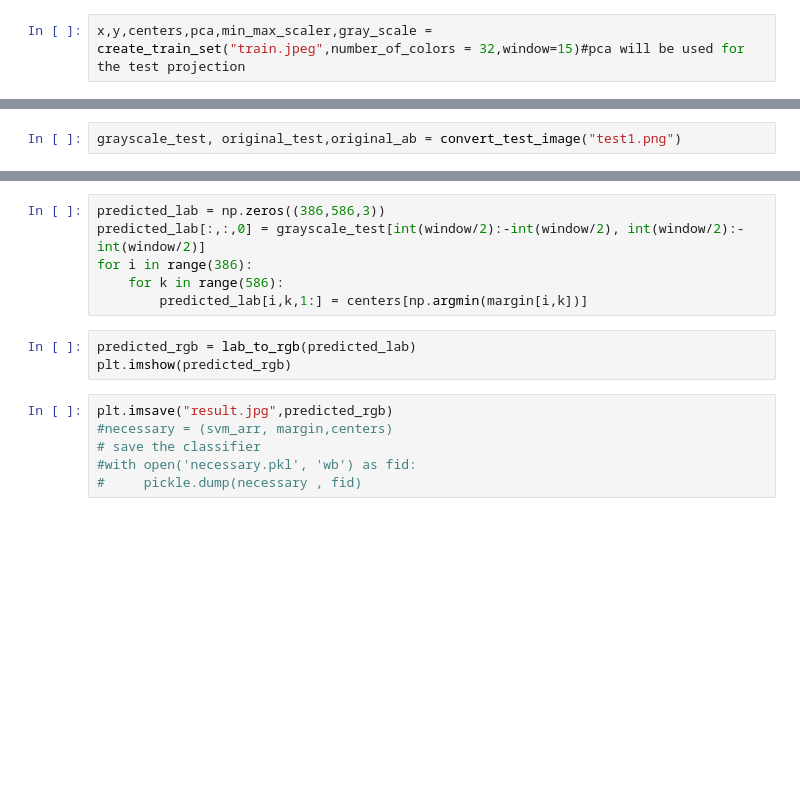
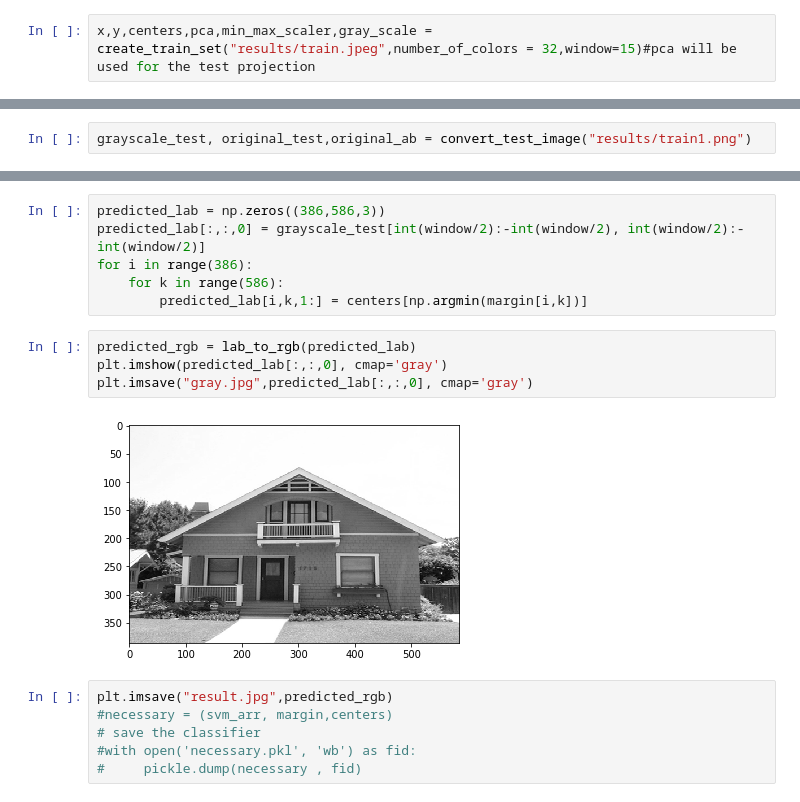
Before and after one commit to SenaKorkut/Automatic-Colorization-of-Grayscale-Images, a Jupyter notebook: SVM/Training.ipynb, the cells around one changed output, grey strips where cells are left out. Drawn from its saved outputs; the diff is of its cells as text; blank space fills up the shorter version.

Commit message:
change train

```diff
--- a/SVM/Training.ipynb
+++ b/SVM/Training.ipynb
@@ -87,4 +103,4 @@ def convert_test_image(filename):
     grayscale_img = im_lab[:,:,0]
     return grayscale_img,im_resized,im_lab[:,:,1:]
 # %%
-x,y,centers,pca,min_max_scaler,gray_scale = create_train_set("train.jpeg",number_of_colors = 32,window=15)#pca will be used for the test projection
+x,y,centers,pca,min_max_scaler,gray_scale = create_train_set("results/train.jpeg",number_of_colors = 32,window=15)#pca will be used for the test projection
@@ -91,5 +109,5 @@ x,y,centers,pca,min_max_scaler,gray_scale = create_train_set("train.jpeg",number
 # %%
-grayscale_test, original_test,original_ab = convert_test_image("test1.png")
+grayscale_test, original_test,original_ab = convert_test_image("results/train1.png")
 # %%
 x_test = create_test_set(grayscale_test,pca,min_max_scaler,window=15)
 # %%
@@ -115,9 +139,12 @@ predicted_lab[:,:,0] = grayscale_test[int(window/2):-int(window/2), int(window/2
 for i in range(386):
     for k in range(586):
         predicted_lab[i,k,1:] = centers[np.argmin(margin[i,k])]
-# %%
-predicted_rgb = lab_to_rgb(predicted_lab)
-plt.imshow(predicted_rgb)
+# %%
+predicted_rgb = lab_to_rgb(predicted_lab)
+plt.imshow(predicted_lab[:,:,0], cmap='gray')
+plt.imsave("gray.jpg",predicted_lab[:,:,0], cmap='gray')
+# %% [output]
+[figure, added]
 # %%
 plt.imsave("result.jpg",predicted_rgb)
 #necessary = (svm_arr, margin,centers)
```
Also changed, not shown: parts of 6 cells of this notebook.
